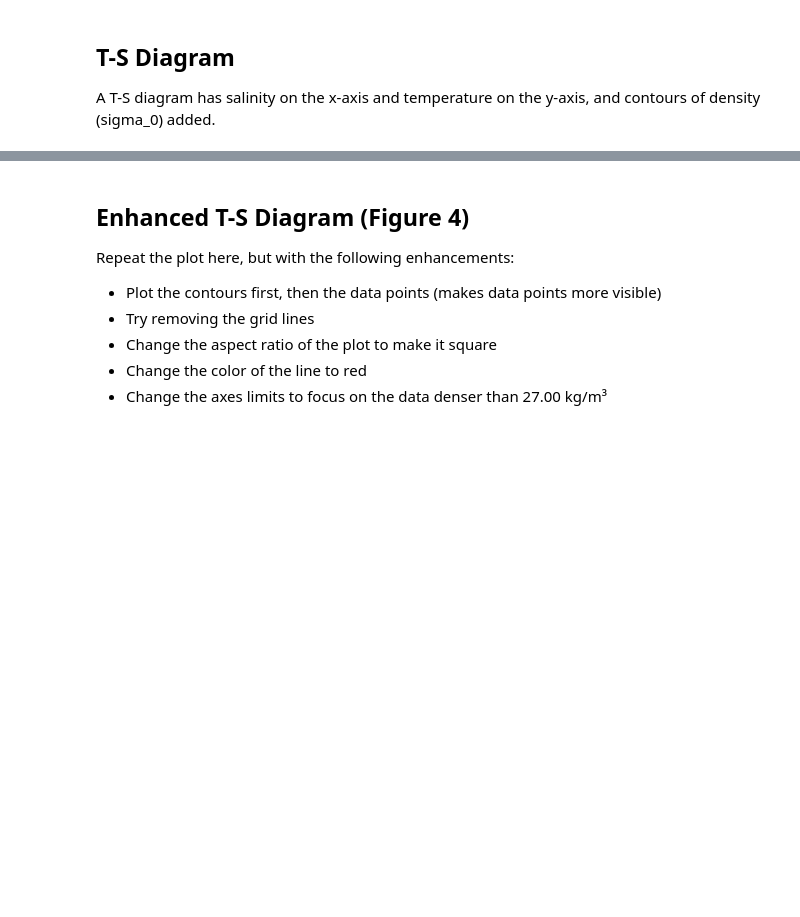
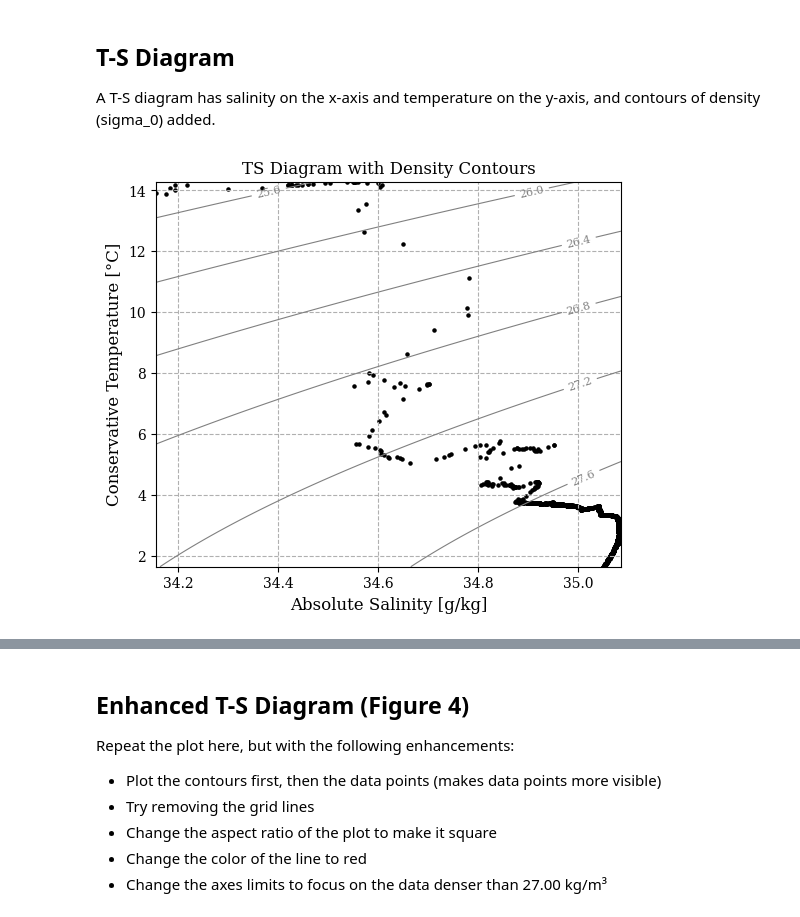
Before and after one commit to ifmeo-courses/messfern-1-ctd-Anja375, a Jupyter notebook: src/assignment.ipynb, the cells around one changed output, grey strips where cells are left out. Cells and saved outputs as stored; diff of their text form; code cells hidden in the pictures; blank space fills up the shorter version.

```diff
--- a/src/assignment.ipynb
+++ b/src/assignment.ipynb
@@ -392,21 +392,44 @@ A T-S diagram has salinity on the x-axis and temperature on the y-axis, and cont
 # %%
 # YOUR CODE HERE
 # Follow the original template pattern to create T-S diagram
 # Reference: https://stackoverflow.com/questions/41634179/matplotlib-contour-lines-are-not-closing-up
 
 # On a TS diagram, the X axis is salinity and the Y axis is temperature.
 # As a helpful reminder, we can create variables X and Y.
-# x = ctd_ds[SA_string]
-# y = ctd_ds[CT_string]
+x = ctd_ds[SA_string]
+y = ctd_ds[CT_string]
+
+plt.figure(3, figsize=(6, 5))
+plt.clf()
+
+plt.rcParams['font.family'] = 'serif'
+
+plt.scatter(x, y, s=5, color='black')
+
+plt.xlabel('Absolute Salinity [g/kg]', fontsize=12)
+plt.ylabel('Conservative Temperature [°C]', fontsize=12)
 
 # A typical TS diagram also has contours of potential density using gsw package.
 # Use np.meshgrid and gsw.density.sigma0() to create density contours
 # Plot the data points and add contour lines with labels
-raise NotImplementedError()
+sa_grid = np.linspace(x.min().values, x.max().values, 100)
+ct_grid = np.linspace(y.min().values, y.max().values, 100)
+SA_grid, CT_grid = np.meshgrid(sa_grid, ct_grid)
+
+sigma0 = gsw.density.sigma0(SA_grid, CT_grid)
+
+cs = plt.contour(SA_grid, CT_grid, sigma0, colors='gray', linewidths=0.8)
+plt.clabel(cs, inline=True, fontsize=8)
+
+plt.grid(True, linestyle='--')
+plt.title('TS Diagram with Density Contours', fontsize=12)
 
 # IMPORTANT: Change YourName to your actual last name
-plt.savefig(figdir + 'ex1fig3-YourName-Messfern.png')
+
+plt.savefig(figdir + 'ex1fig3-Geiger-Messfern.png')
 plt.show()
+# %% [output]
+[figure, added]
 # %%
 # Test that Figure 3 was created correctly
 fig3_files = glob.glob(figdir + 'ex1fig3-*-Messfern.png')
```
Also changed, not shown: parts of 1 cell of this notebook, 2 other files.
